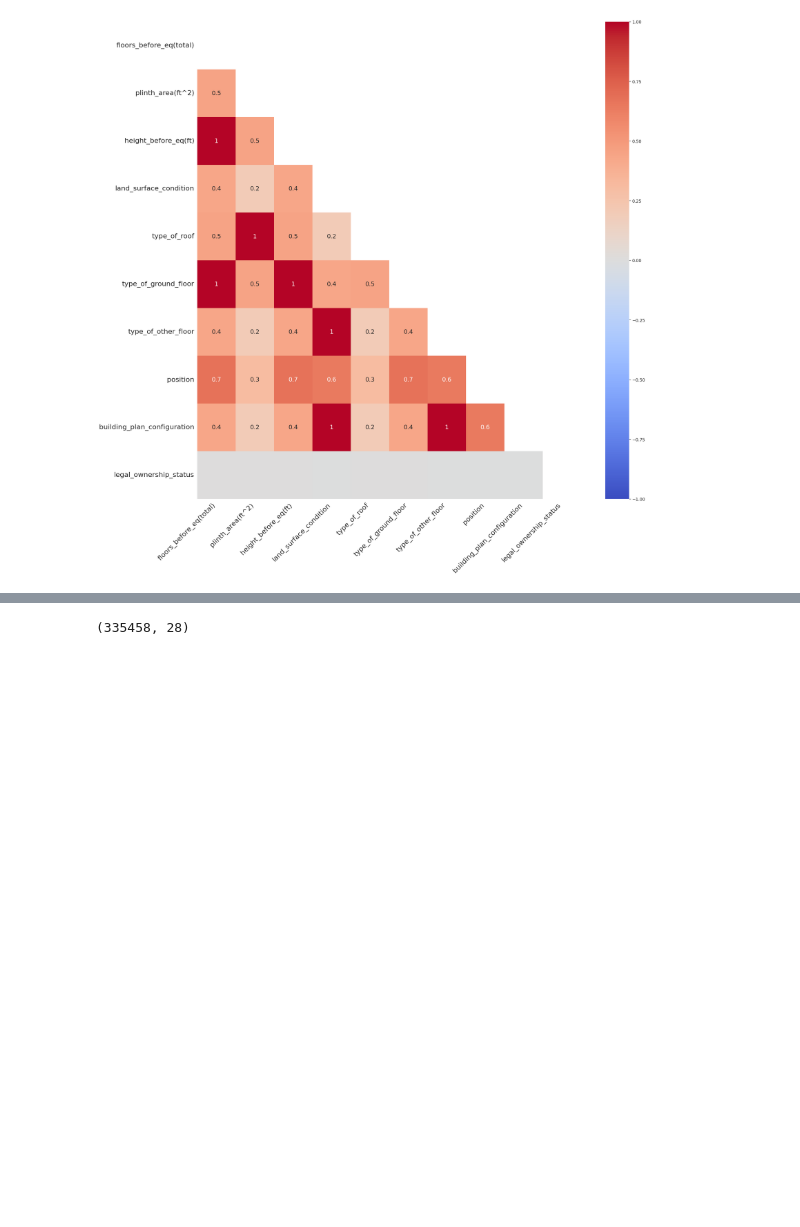
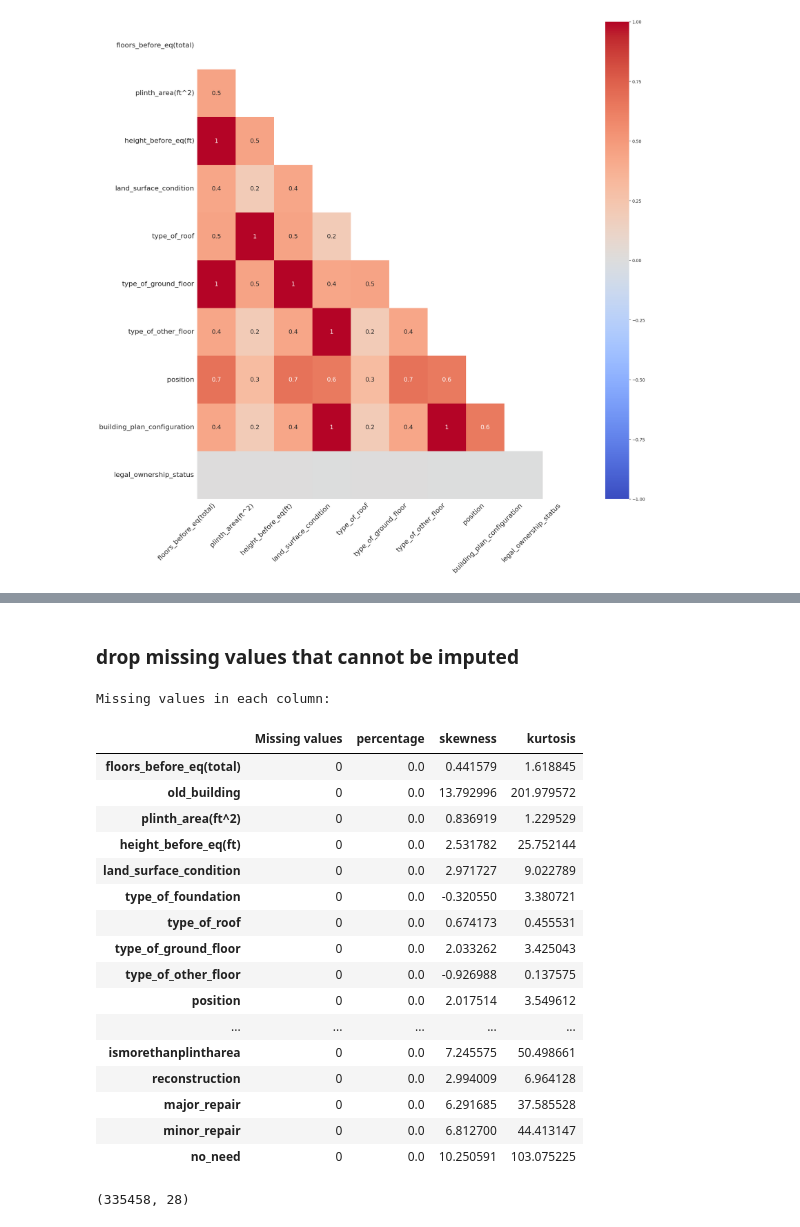
Before and after one commit to elskow/Data-Elims, a Jupyter notebook: 2-DataInterpolation/data_interpolation.ipynb, the cells around one changed output, grey strips where cells are left out. Cells and saved outputs as stored; diff of their text form; code cells hidden in the pictures; blank space fills up the shorter version.

```diff
--- a/2-DataInterpolation/data_interpolation.ipynb
+++ b/2-DataInterpolation/data_interpolation.ipynb
@@ -209,9 +211,37 @@ Missing values in each column:
 | major_repair | 0 | 0.00 | 6.291685 | 37.585528 |
 | minor_repair | 0 | 0.00 | 6.812700 | 44.413147 |
 | no_need | 0 | 0.00 | 10.250591 | 103.075225 |
+# %% [markdown]
+### drop missing values that cannot be imputed
 # %%
 # Drop row when has missing value
 train_data = train_data.dropna(axis=0)
+# %%
+print("Missing values in each column: \n\n")
+df = pd.DataFrame(train_data.isnull().sum(), columns=['Missing values'])
+df['percentage'] = (df['Missing values'] / train_data.shape[0] * 100).round(2)
+df['skewness'] = eda_for_missing_val.skew()
+df['kurtosis'] = eda_for_missing_val.kurtosis()
+df
+# %% [output]
+Missing values in each column:
+|  | Missing values | percentage | skewness | kurtosis |
+| floors_before_eq(total) | 0 | 0.0 | 0.441579 | 1.618845 |
+| old_building | 0 | 0.0 | 13.792996 | 201.979572 |
+| plinth_area(ft^2) | 0 | 0.0 | 0.836919 | 1.229529 |
+| height_before_eq(ft) | 0 | 0.0 | 2.531782 | 25.752144 |
+| land_surface_condition | 0 | 0.0 | 2.971727 | 9.022789 |
+| type_of_foundation | 0 | 0.0 | -0.320550 | 3.380721 |
+| type_of_roof | 0 | 0.0 | 0.674173 | 0.455531 |
+| type_of_ground_floor | 0 | 0.0 | 2.033262 | 3.425043 |
+| type_of_other_floor | 0 | 0.0 | -0.926988 | 0.137575 |
+| position | 0 | 0.0 | 2.017514 | 3.549612 |
+| ... | ... | ... | ... | ... |
+| ismorethanplintharea | 0 | 0.0 | 7.245575 | 50.498661 |
+| reconstruction | 0 | 0.0 | 2.994009 | 6.964128 |
+| major_repair | 0 | 0.0 | 6.291685 | 37.585528 |
+| minor_repair | 0 | 0.0 | 6.812700 | 44.413147 |
+| no_need | 0 | 0.0 | 10.250591 | 103.075225 |
 # %%
 train_data.shape
 # %% [output]
```
Also changed, not shown: parts of 10 cells of this notebook, 2 other files.
